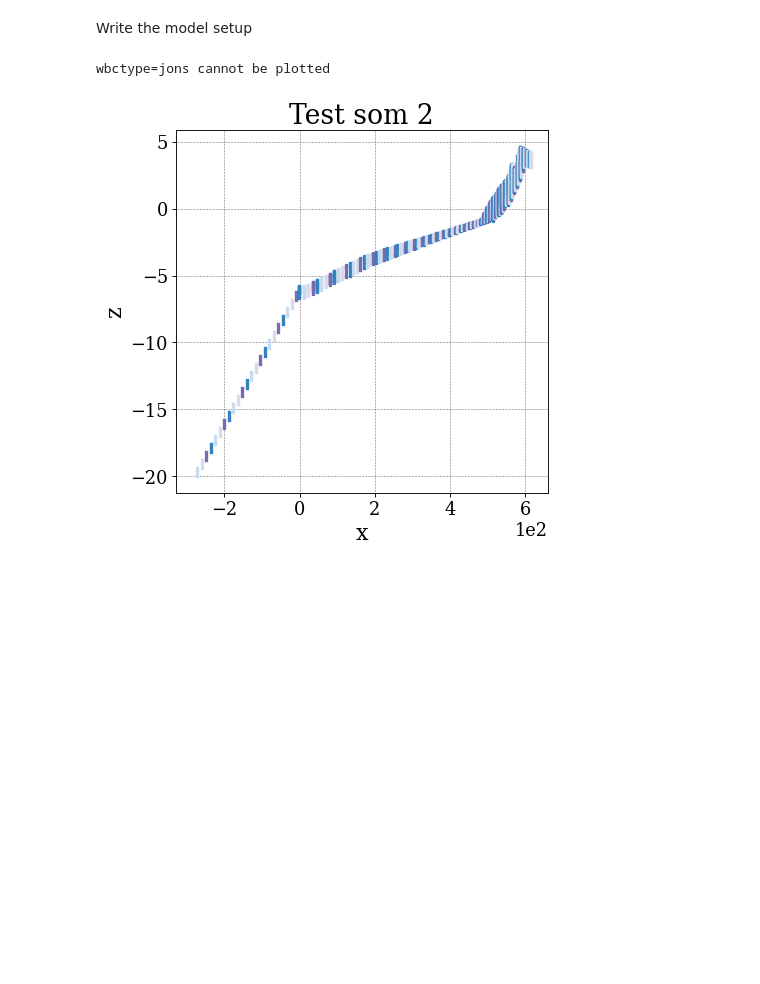
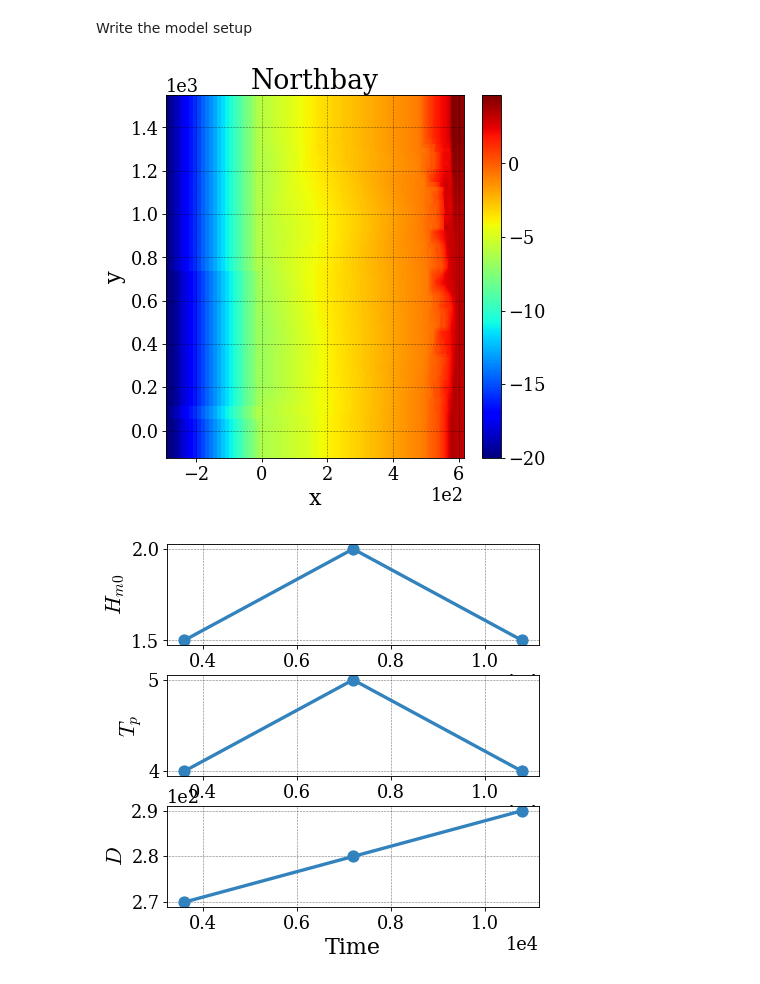
Before and after one commit to Seth-McKilla/xbeach-northbay, a Jupyter notebook: analysis.ipynb, the cells around one changed output. Cells and saved outputs as stored; diff of their text form; code cells hidden in the pictures; blank space fills up the shorter version.

Commit message:
Convert model output to 2D

```diff
--- a/analysis.ipynb
+++ b/analysis.ipynb
@@ -148,7 +148,7 @@ plt.pcolor(xgr,ygr,zgr)
 ### Create model setup
 Create the model setup class
 # %%
-xb_setup = XBeachModelSetup('Test som 2')
+xb_setup = XBeachModelSetup('Northbay')
 
 print(xb_setup)
 # %% [output]
@@ -156,9 +156,9 @@ Test som 2
 # %% [markdown]
 Add the grid, wave boundary conditions and parameter to the model
 # %%
-xb_setup.set_grid(xgr,None,zgr)
+xb_setup.set_grid(xgr,ygr,zgr)
 
-xb_setup.set_waves('jons',{'Hm0':2,'Tp':5,'gammajsp':3.3, 's' : 10000, 'mainang':270,'fnyq':1})
+xb_setup.set_waves('jonstable',{'Hm0':[1.5, 2, 1.5],'Tp':[4, 5, 4],'gammajsp':[3.3, 3.3, 3.3], 's' : [20,20,20], 'mainang':[270,280, 290],'duration':[3600, 3600, 3600],'dtbc':[1,1,1]})
 
 xb_setup.set_params({'Wavemodel':'surfbeat',
                      'morphology':0,
@@ -170,10 +170,10 @@ xb_setup.set_params({'Wavemodel':'surfbeat',
 # %% [markdown]
 Write the model setup
 # %%
-sim_path = os.path.join('output-1D')
+sim_path = os.path.join('output-2D')
 if not os.path.exists(sim_path):
     os.mkdir(sim_path)
-xb_setup.write_model(sim_path)
+xb_setup.write_model(os.path.join(sim_path))
 # %% [output]
-wbctype=jons cannot be plotted
-[figure, old version]
+[figure, new version]
+[figure, added]
```
Also changed, not shown: parts of 1 cell of this notebook, 11 other files.
